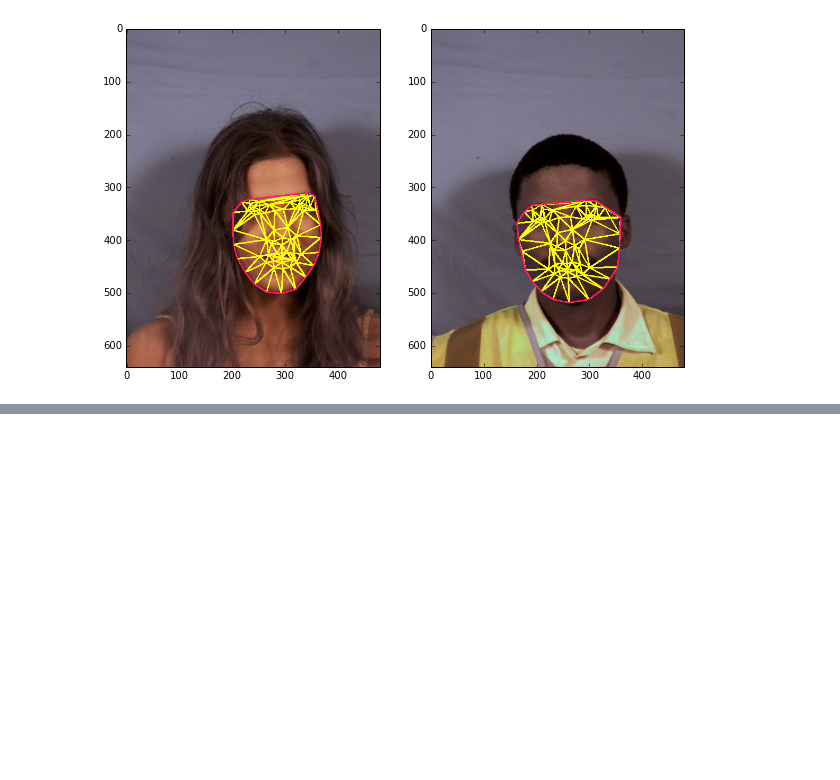
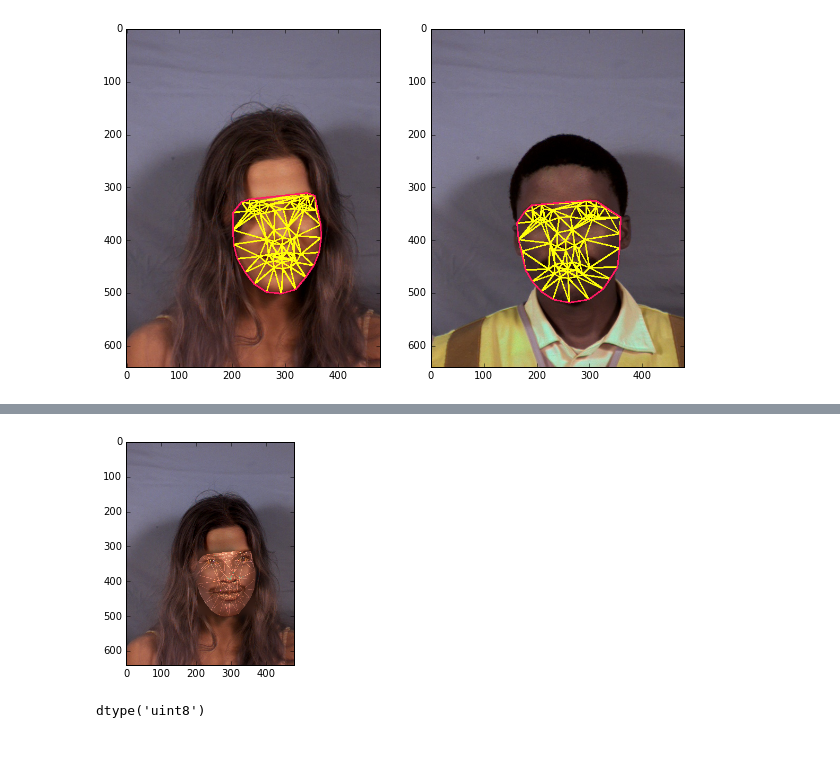
Before and after one commit to vmirly/DataScience, a Jupyter notebook: notebooks/computer-vision/face-swapping.ipynb, the cells around one changed output, grey strips where cells are left out. Saved outputs shown, nothing was run; the diff lists cells and outputs as text; code cells hidden in the pictures; blank space fills up the shorter version.

```diff
--- a/notebooks/computer-vision/face-swapping.ipynb
+++ b/notebooks/computer-vision/face-swapping.ipynb
@@ -272,0 +371,59 @@ plt.show()
+# %%
+face1on2 = np.zeros(shape=img2.shape, dtype=img2.dtype)
+face2on1 = np.zeros(shape=img1.shape, dtype=img1.dtype)
+
+tmp1 = img1.copy()
+tmp2 = img2.copy()
+
+for tri in trilist:
+    tp1 = points1[np.array(tri),:]
+    tp2 = points2[np.array(tri),:]
+
+    res1 = applyAffineTransform(img1, tp1, tp2, (img2.shape[1], img2.shape[0]))
+    tri_mask1 = genMask(res1, tp2)
+    face1on2 += res1 *
+
+    res2 = applyAffineTransform(img2, tp2, tp1, (img1.shape[1], img1.shape[0]))
+    face2on1 += res2 * genMask(res2, tp1)
+
+mask1 = np.array((1,1,1), dtype=img1.dtype) - genMask(img1, hull1)
+mask2 = np.array((1,1,1), dtype=img2.dtype) - genMask(img2, hull2)
+# %%
+center1 = tuple(np.mean(points1, axis=0).astype(int))
+center2 = tuple(np.mean(points2, axis=0).astype(int))
+
+r1 = cv2.boundingRect(np.float32([points1]))
+
+f21 = face2on1[r1[1]:r1[1]+r1[3], r1[0]:r1[0]+r1[2]]
+mask = 255* np.ones(shape=f21.shape, dtype=img1.dtype)
+mask.shape
+center = ((r1[0]+int(r1[2]/2), r1[1]+int(r1[3]/2)))
+output = cv2.seamlessClone(f21, img1, mask, center, cv2.NORMAL_CLONE)
+
+plt.imshow(cv2.cvtColor(output, cv2.COLOR_BGR2RGB))
+plt.show()
+# %% [output]
+[figure, added]
+# %%
+hullIndex = cv2.convexHull(np.array(points2), returnPoints = False)
+
+hull1, hull2 = [], []
+
+for i in range(0, len(hullIndex)):
+    hull1.append(points1[hullIndex[i]][0])
+    hull2.append(points2[hullIndex[i]][0])
+
+#print(hull2[3])
+hull8U = []
+for i in range(0, len(hull2)):
+    hull8U.append((hull2[i][0], hull2[i][1]))
+
+
+mask = np.zeros(img2.shape, dtype = img2.dtype)
+
+cv2.fillConvexPoly(mask, np.int32(hull8U), (255, 255, 255))
+mask.dtype
+# %% [output]
+dtype('uint8')
+# %% [markdown]
+#
```
Also changed, not shown: parts of 6 cells of this notebook.
